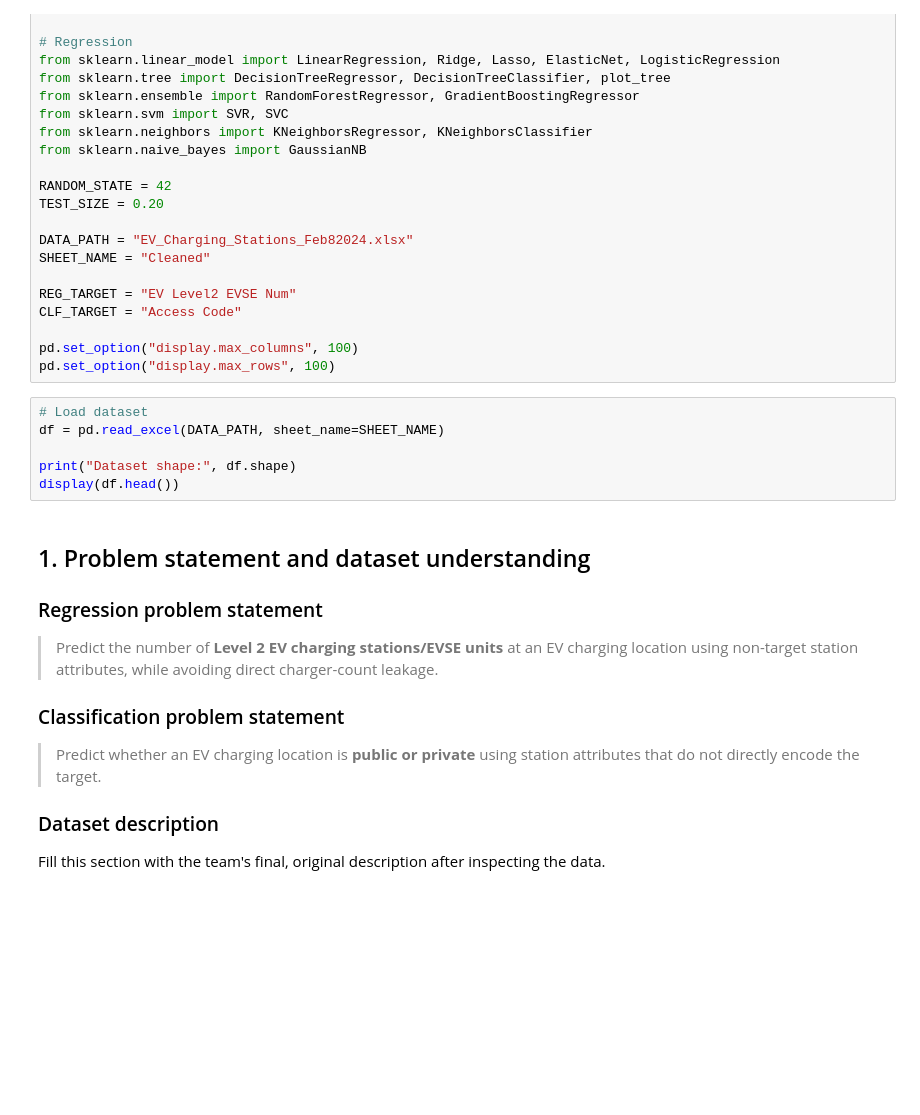
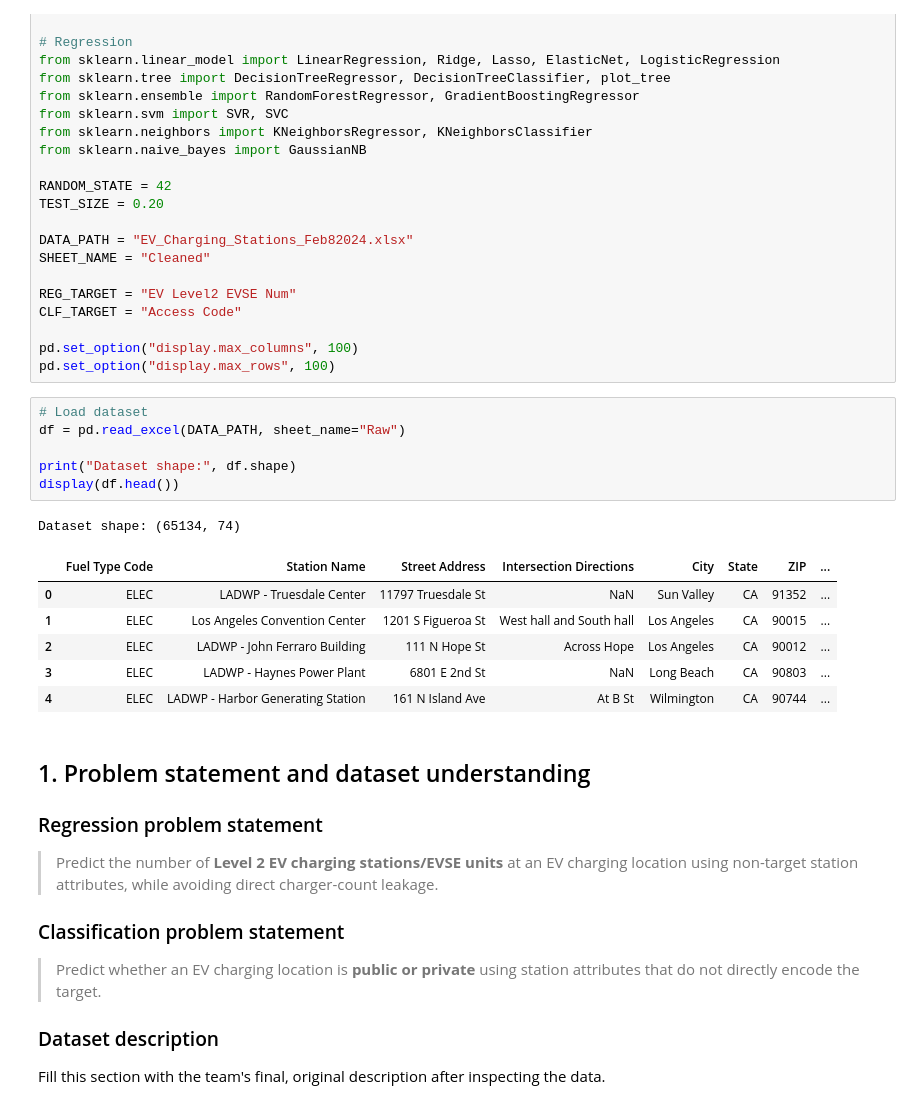
Before and after one commit to surya080620/EVGuard, a Jupyter notebook: notebooks/EV_Charging_Review1_Case_Study.ipynb, the cells around one changed output. Saved outputs shown, nothing was run; the diff lists cells and outputs as text; blank space fills up the shorter version.

```diff
--- a/notebooks/EV_Charging_Review1_Case_Study.ipynb
+++ b/notebooks/EV_Charging_Review1_Case_Study.ipynb
@@ -71,10 +71,18 @@ pd.set_option("display.max_columns", 100)
 pd.set_option("display.max_rows", 100)
 # %%
 # Load dataset
-df = pd.read_excel(DATA_PATH, sheet_name=SHEET_NAME)
+df = pd.read_excel(DATA_PATH, sheet_name="Raw")
 
 print("Dataset shape:", df.shape)
 display(df.head())
+# %% [output]
+Dataset shape: (65134, 74)
+|  | Fuel Type Code | Station Name | Street Address | Intersection Directions | City | State | ZIP | ... |
+| 0 | ELEC | LADWP - Truesdale Center | 11797 Truesdale St | NaN | Sun Valley | CA | 91352 | ... |
+| 1 | ELEC | Los Angeles Convention Center | 1201 S Figueroa St | West hall and South hall | Los Angeles | CA | 90015 | ... |
+| 2 | ELEC | LADWP - John Ferraro Building | 111 N Hope St | Across Hope | Los Angeles | CA | 90012 | ... |
+| 3 | ELEC | LADWP - Haynes Power Plant | 6801 E 2nd St | NaN | Long Beach | CA | 90803 | ... |
+| 4 | ELEC | LADWP - Harbor Generating Station | 161 N Island Ave | At B St | Wilmington | CA | 90744 | ... |
 # %% [markdown]
 ## 1. Problem statement and dataset understanding
 
```
Also changed, not shown: parts of 9 cells of this notebook.
